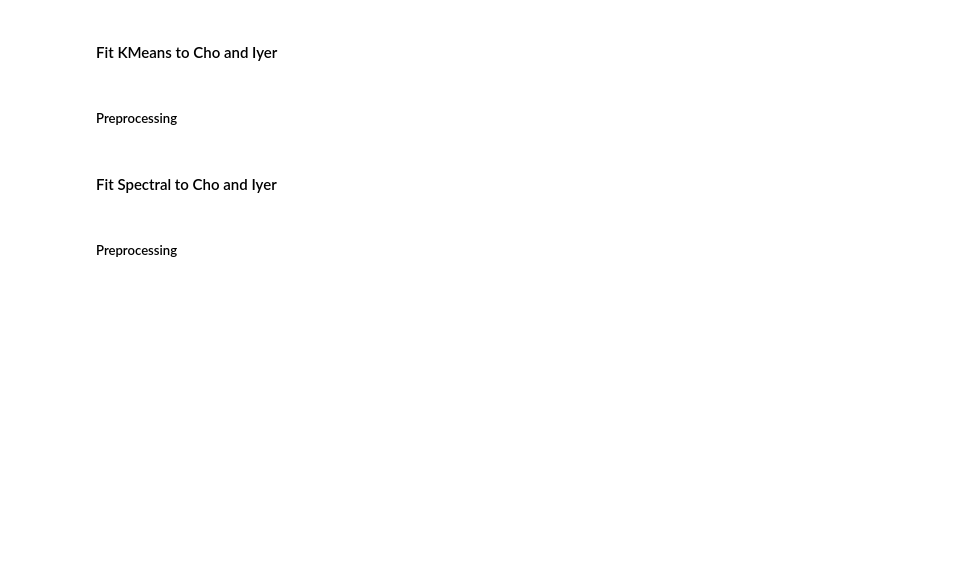
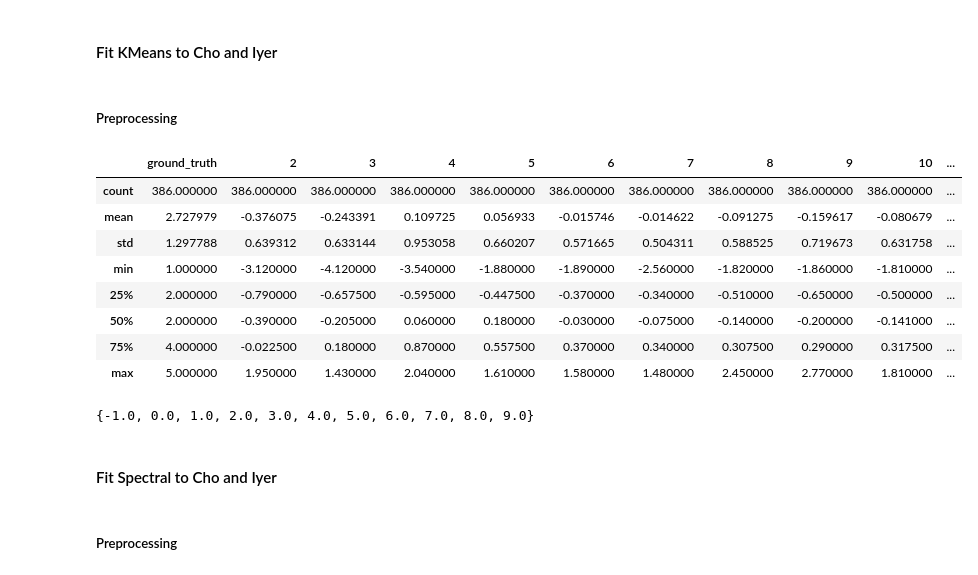
Before and after one commit to byekelchik/clustering_from_scratch, a Jupyter notebook: code.ipynb, the cells around one changed output. Cells and saved outputs as stored; diff of their text form; code cells hidden in the pictures; blank space fills up the shorter version.

```diff
--- a/code.ipynb
+++ b/code.ipynb
@@ -255 +294,13 @@ print(f'# Clusters Cho: {actual_k_cho} \n# Clusters iyer: {actual_k_iyer}')
+# %%
+cho.describe()
+# %% [output]
+|  | ground_truth | 2 | 3 | 4 | 5 | 6 | 7 | 8 | 9 | 10 | ... |
+| count | 386.000000 | 386.000000 | 386.000000 | 386.000000 | 386.000000 | 386.000000 | 386.000000 | 386.000000 | 386.000000 | 386.000000 | ... |
+| mean | 2.727979 | -0.376075 | -0.243391 | 0.109725 | 0.056933 | -0.015746 | -0.014622 | -0.091275 | -0.159617 | -0.080679 | ... |
+| std | 1.297788 | 0.639312 | 0.633144 | 0.953058 | 0.660207 | 0.571665 | 0.504311 | 0.588525 | 0.719673 | 0.631758 | ... |
+| min | 1.000000 | -3.120000 | -4.120000 | -3.540000 | -1.880000 | -1.890000 | -2.560000 | -1.820000 | -1.860000 | -1.810000 | ... |
+| 25% | 2.000000 | -0.790000 | -0.657500 | -0.595000 | -0.447500 | -0.370000 | -0.340000 | -0.510000 | -0.650000 | -0.500000 | ... |
+| 50% | 2.000000 | -0.390000 | -0.205000 | 0.060000 | 0.180000 | -0.030000 | -0.075000 | -0.140000 | -0.200000 | -0.141000 | ... |
+| 75% | 4.000000 | -0.022500 | 0.180000 | 0.870000 | 0.557500 | 0.370000 | 0.340000 | 0.307500 | 0.290000 | 0.317500 | ... |
+| max | 5.000000 | 1.950000 | 1.430000 | 2.040000 | 1.610000 | 1.580000 | 1.480000 | 2.450000 | 2.770000 | 1.810000 | ... |
 # %%
@@ -258,3 +309,7 @@ kmeans_cho = kmeans_clustering(cho.iloc[:,1:].values,.001,actual_k_cho)
+# %%
+set(kmeans_iyer-1)
+# %% [output]
+{-1.0, 0.0, 1.0, 2.0, 3.0, 4.0, 5.0, 6.0, 7.0, 8.0, 9.0}
 # %% [markdown]
 #### Fit Spectral to Cho and Iyer
 # %% [markdown]
```
Also changed, not shown: parts of 19 cells of this notebook.
